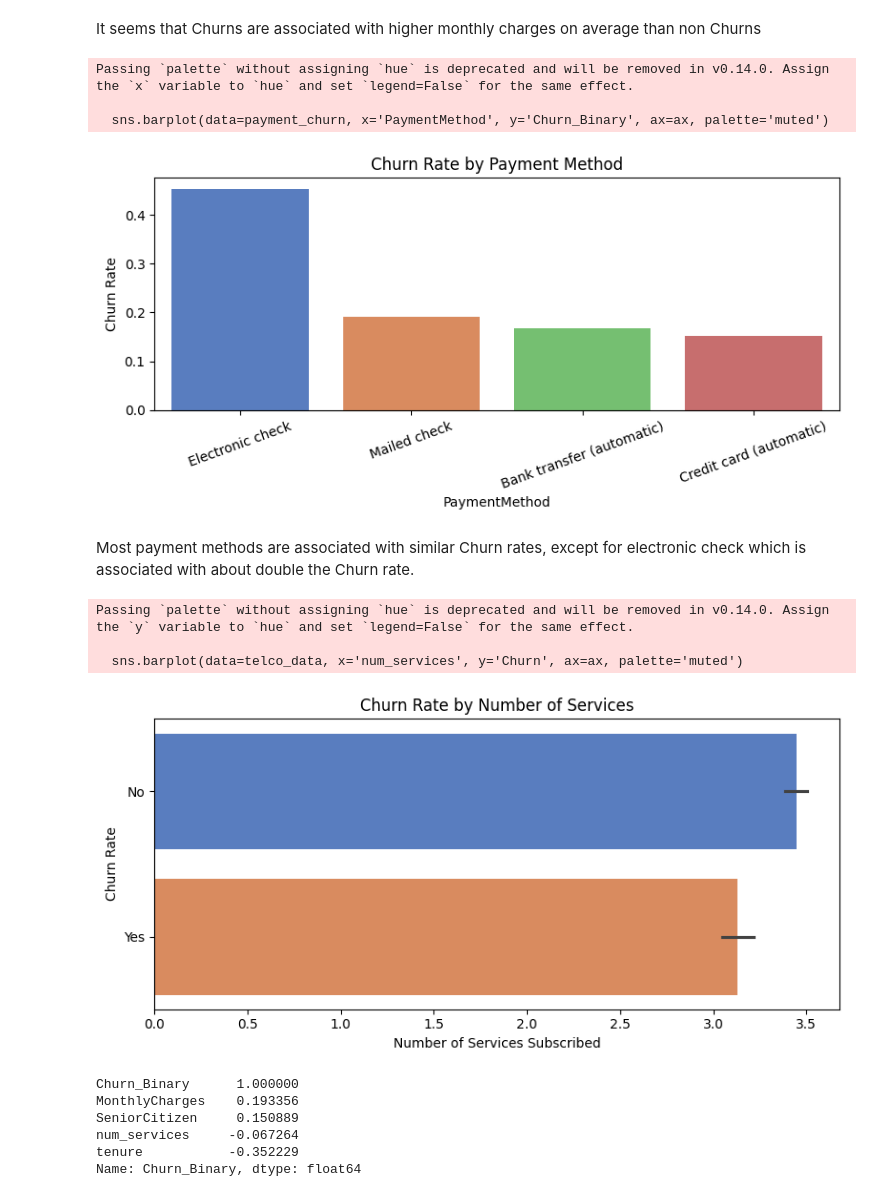
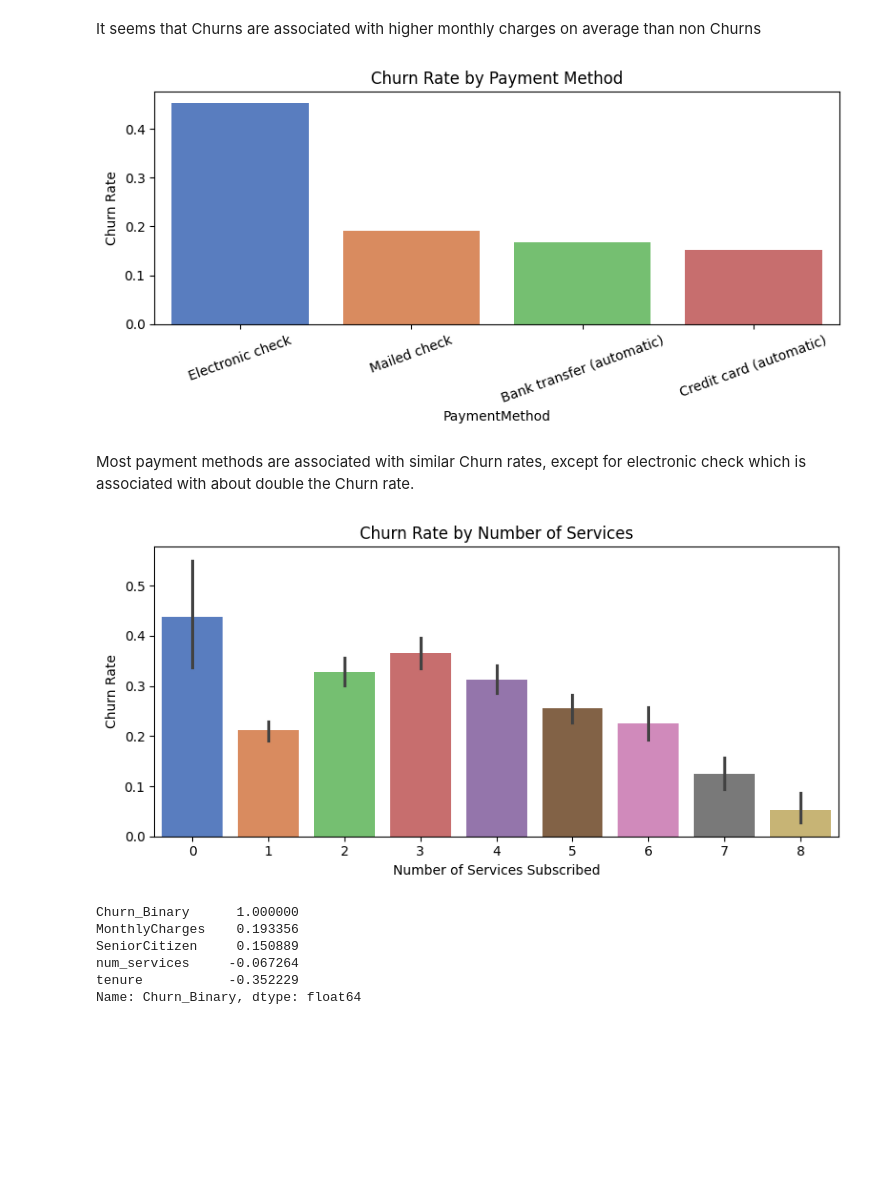
Before and after one commit to lmcbride053/customer-churn-prediction, a Jupyter notebook: notebooks/01_eda.ipynb, the cells around one changed output. Drawn from its saved outputs; the diff is of its cells as text; code cells hidden in the pictures; blank space fills up the shorter version.

```diff
--- a/notebooks/01_eda.ipynb
+++ b/notebooks/01_eda.ipynb
@@ -118,7 +112,7 @@ It seems that Churns are associated with higher monthly charges on average than
 payment_churn = telco_data.groupby('PaymentMethod')['Churn_Binary'].mean().sort_values(ascending=False).reset_index()
 
 fig, ax = plt.subplots(figsize=(8, 4))
-sns.barplot(data=payment_churn, x='PaymentMethod', y='Churn_Binary', ax=ax, palette='muted')
+sns.barplot(data=payment_churn, x='PaymentMethod', y='Churn_Binary', hue='PaymentMethod', legend=False, ax=ax, palette='muted')
 ax.set_title('Churn Rate by Payment Method')
 ax.set_ylabel('Churn Rate')
 plt.xticks(rotation=20)
@@ -126,33 +120,27 @@ plt.tight_layout()
 plt.savefig('../data/plots/payment_churn.png', dpi=150)
 plt.show()
 # %% [output]
-Passing `palette` without assigning `hue` is deprecated and will be removed in v0.14.0. Assign the `x` variable to `hue` and set `legend=False` for the same effect.
-
-  sns.barplot(data=payment_churn, x='PaymentMethod', y='Churn_Binary', ax=ax, palette='muted')
 [figure]
 # %% [markdown]
 Most payment methods are associated with similar Churn rates, except for electronic check which is associated with about double the Churn rate.
 # %%
 service_cols = ['PhoneService', 'MultipleLines', 'InternetService',
                 'OnlineSecurity', 'OnlineBackup', 'DeviceProtection',
                 'TechSupport', 'StreamingTV', 'StreamingMovies']
 
 # Count services per customer (rough proxy)
 telco_data['num_services'] = (telco_data[service_cols] == 'Yes').sum(axis=1)
 
 fig, ax = plt.subplots(figsize=(8, 4))
-sns.barplot(data=telco_data, x='num_services', y='Churn', ax=ax, palette='muted')
+sns.barplot(data=telco_data, x='num_services', y='Churn_Binary', hue='num_services', legend=False, ax=ax, palette='muted')
 ax.set_title('Churn Rate by Number of Services')
 ax.set_xlabel('Number of Services Subscribed')
 ax.set_ylabel('Churn Rate')
 plt.tight_layout()
 plt.savefig('../data/plots/services_churn.png', dpi=150)
 plt.show()
 # %% [output]
-Passing `palette` without assigning `hue` is deprecated and will be removed in v0.14.0. Assign the `y` variable to `hue` and set `legend=False` for the same effect.
-
-  sns.barplot(data=telco_data, x='num_services', y='Churn', ax=ax, palette='muted')
-[figure, old version]
+[figure, new version]
 # %%
 numeric_cols = telco_data.select_dtypes(include=[np.number]).columns.tolist()
 corr = telco_data[numeric_cols].corr()['Churn_Binary'].sort_values(ascending=False)
```
Also changed, not shown: parts of 2 cells of this notebook.
